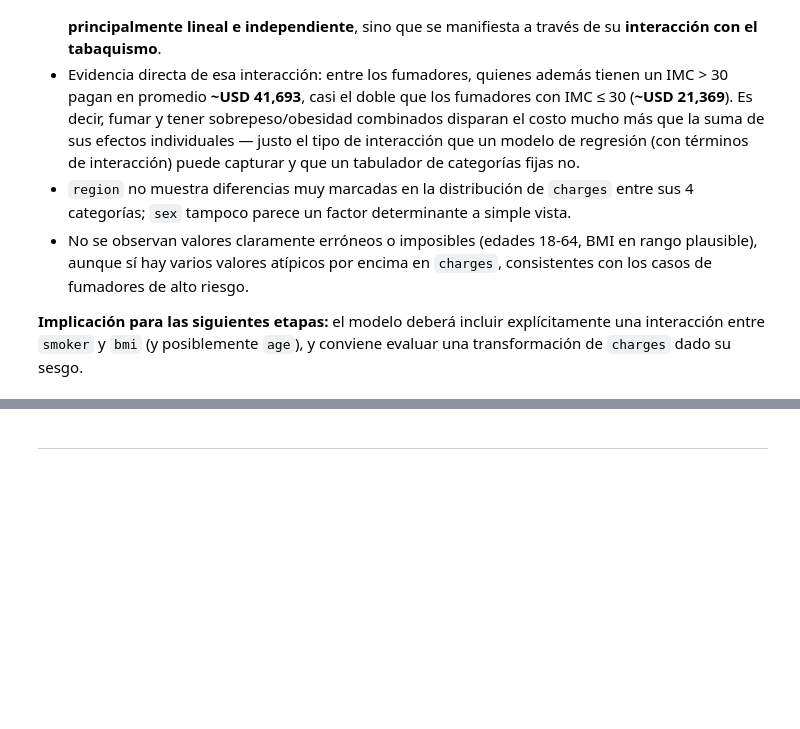
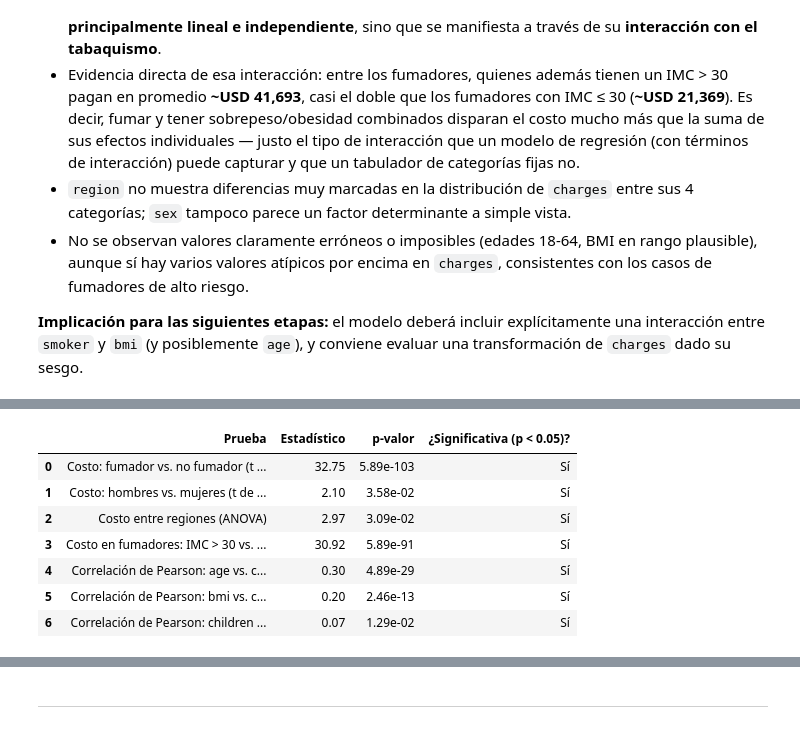
Before and after one commit to Crisprrubio/PIDA-Prediccion-Costos-Medicos-Seguro, a Jupyter notebook: PIDA-Notebook-Completo.ipynb, the cells around one changed output, grey strips where cells are left out. Drawn from its saved outputs; the diff is of its cells as text; code cells hidden in the pictures; blank space fills up the shorter version.

```diff
--- a/PIDA-Notebook-Completo.ipynb
+++ b/PIDA-Notebook-Completo.ipynb
@@ -252,0 +257,47 @@ plt.show()
+# %%
+# Estadística inferencial: pruebas de hipótesis y correlación
+from scipy import stats
+
+alfa = 0.05
+filas = []
+
+# 1) Prueba t de Welch: costo medio de fumadores vs. no fumadores
+fum = df.loc[df['smoker'] == 'yes', 'charges']
+nofum = df.loc[df['smoker'] == 'no', 'charges']
+t, p = stats.ttest_ind(fum, nofum, equal_var=False)
+filas.append(['Costo: fumador vs. no fumador (t de Welch)', t, p])
+
+# 2) Prueba t de Welch: costo medio de hombres vs. mujeres
+t, p = stats.ttest_ind(df.loc[df['sex'] == 'male', 'charges'],
+                       df.loc[df['sex'] == 'female', 'charges'], equal_var=False)
+filas.append(['Costo: hombres vs. mujeres (t de Welch)', t, p])
+
+# 3) ANOVA de un factor: costo medio entre las 4 regiones
+f, p = stats.f_oneway(*[g['charges'] for _, g in df.groupby('region')])
+filas.append(['Costo entre regiones (ANOVA)', f, p])
+
+# 4) Interacción: entre fumadores, IMC > 30 vs. IMC <= 30
+fumadores = df[df['smoker'] == 'yes']
+t, p = stats.ttest_ind(fumadores.loc[fumadores['bmi'] > 30, 'charges'],
+                       fumadores.loc[fumadores['bmi'] <= 30, 'charges'], equal_var=False)
+filas.append(['Costo en fumadores: IMC > 30 vs. IMC <= 30 (t de Welch)', t, p])
+
+# 5) Correlación de Pearson de cada variable numérica con charges
+for var in ['age', 'bmi', 'children']:
+    r, p = stats.pearsonr(df[var], df['charges'])
+    filas.append(['Correlación de Pearson: %s vs. charges (r = %.2f)' % (var, r), r, p])
+
+tabla_inf = pd.DataFrame(filas, columns=['Prueba', 'Estadístico', 'p-valor'])
+tabla_inf['¿Significativa (p < 0.05)?'] = np.where(tabla_inf['p-valor'] < alfa, 'Sí', 'No')
+tabla_inf['Estadístico'] = tabla_inf['Estadístico'].round(2)
+tabla_inf['p-valor'] = tabla_inf['p-valor'].map(lambda v: '%.2e' % v)
+display(tabla_inf)
+# %% [output]
+|  | Prueba | Estadístico | p-valor | ¿Significativa (p < 0.05)? |
+| 0 | Costo: fumador vs. no fumador (t ... | 32.75 | 5.89e-103 | Sí |
+| 1 | Costo: hombres vs. mujeres (t de ... | 2.10 | 3.58e-02 | Sí |
+| 2 | Costo entre regiones (ANOVA) | 2.97 | 3.09e-02 | Sí |
+| 3 | Costo en fumadores: IMC > 30 vs. ... | 30.92 | 5.89e-91 | Sí |
+| 4 | Correlación de Pearson: age vs. c... | 0.30 | 4.89e-29 | Sí |
+| 5 | Correlación de Pearson: bmi vs. c... | 0.20 | 2.46e-13 | Sí |
+| 6 | Correlación de Pearson: children ... | 0.07 | 1.29e-02 | Sí |
```
Also changed, not shown: parts of 6 cells of this notebook, 2 other files.
